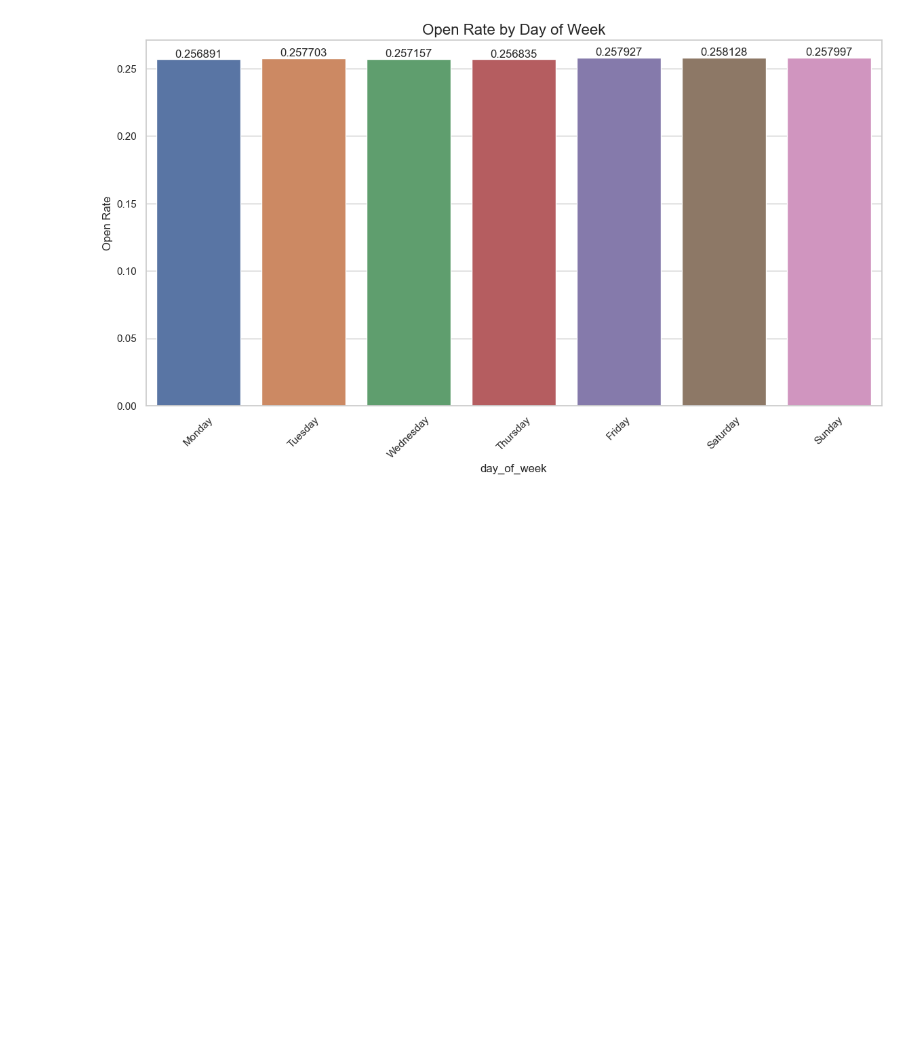
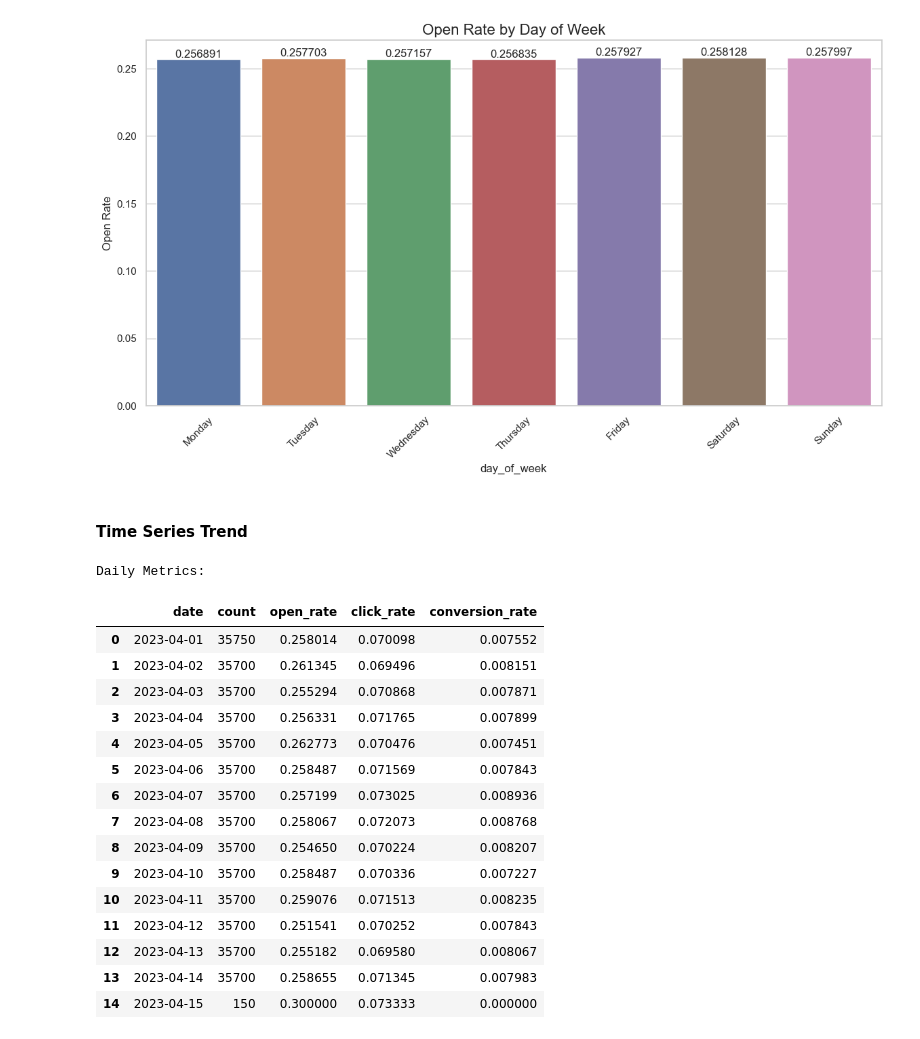
Before and after one commit to AdnanRahmanpoor/email_ab_testing_project, a Jupyter notebook: notebooks/02_eda.ipynb, the cells around one changed output. Saved outputs shown, nothing was run; the diff lists cells and outputs as text; code cells hidden in the pictures; blank space fills up the shorter version.

```diff
--- a/notebooks/02_eda.ipynb
+++ b/notebooks/02_eda.ipynb
@@ -314,3 +318,37 @@ plt.savefig(f"{output_dir}/day_of_week_open_rates.png", dpi=300, bbox_inches='ti
 plt.show()
 # %% [output]
 [figure]
+# %% [markdown]
+#### Time Series Trend
+# %%
+# Time series trend
+daily_metrics = df.groupby('date').agg({
+    'user_id': 'count',
+    'open': 'mean',
+    'click': lambda x: x.sum() / len(x),
+    'convert': lambda x: x.sum() / len(x)
+}).reset_index()
+
+daily_metrics.columns = ['date', 'count', 'open_rate', 'click_rate', 'conversion_rate']
+daily_metrics.to_csv(f"{output_dir}/daily_metrics.csv", index=False)
+
+print("Daily Metrics:")
+daily_metrics
+# %% [output]
+Daily Metrics:
+|  | date | count | open_rate | click_rate | conversion_rate |
+| 0 | 2023-04-01 | 35750 | 0.258014 | 0.070098 | 0.007552 |
+| 1 | 2023-04-02 | 35700 | 0.261345 | 0.069496 | 0.008151 |
+| 2 | 2023-04-03 | 35700 | 0.255294 | 0.070868 | 0.007871 |
+| 3 | 2023-04-04 | 35700 | 0.256331 | 0.071765 | 0.007899 |
+| 4 | 2023-04-05 | 35700 | 0.262773 | 0.070476 | 0.007451 |
+| 5 | 2023-04-06 | 35700 | 0.258487 | 0.071569 | 0.007843 |
+| 6 | 2023-04-07 | 35700 | 0.257199 | 0.073025 | 0.008936 |
+| 7 | 2023-04-08 | 35700 | 0.258067 | 0.072073 | 0.008768 |
+| 8 | 2023-04-09 | 35700 | 0.254650 | 0.070224 | 0.008207 |
+| 9 | 2023-04-10 | 35700 | 0.258487 | 0.070336 | 0.007227 |
+| 10 | 2023-04-11 | 35700 | 0.259076 | 0.071513 | 0.008235 |
+| 11 | 2023-04-12 | 35700 | 0.251541 | 0.070252 | 0.007843 |
+| 12 | 2023-04-13 | 35700 | 0.255182 | 0.069580 | 0.008067 |
+| 13 | 2023-04-14 | 35700 | 0.258655 | 0.071345 | 0.007983 |
+| 14 | 2023-04-15 | 150 | 0.300000 | 0.073333 | 0.000000 |
```
Also changed, not shown: parts of 11 cells of this notebook, 6 other files.
